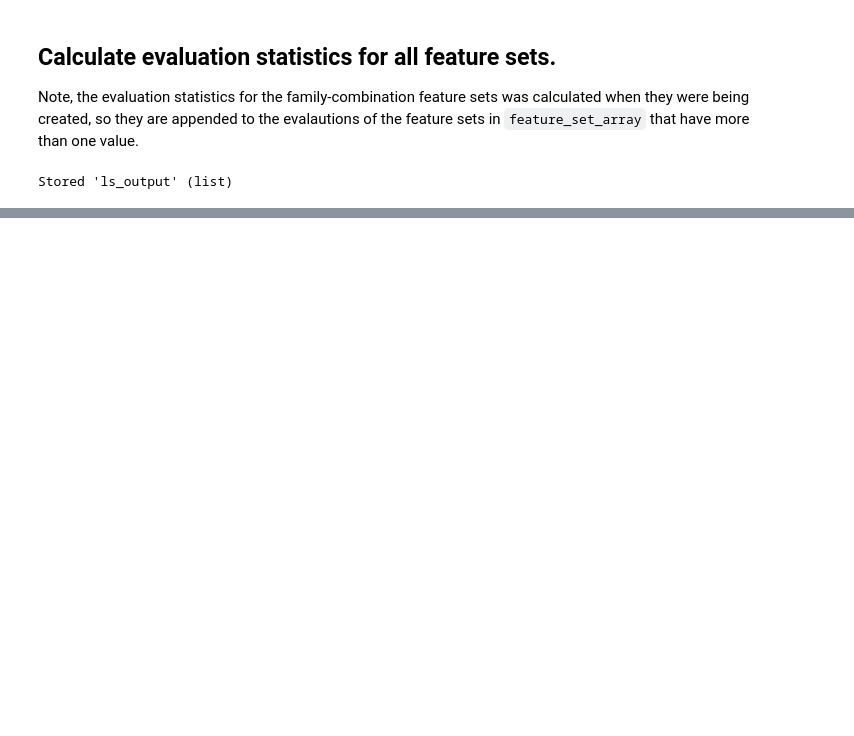
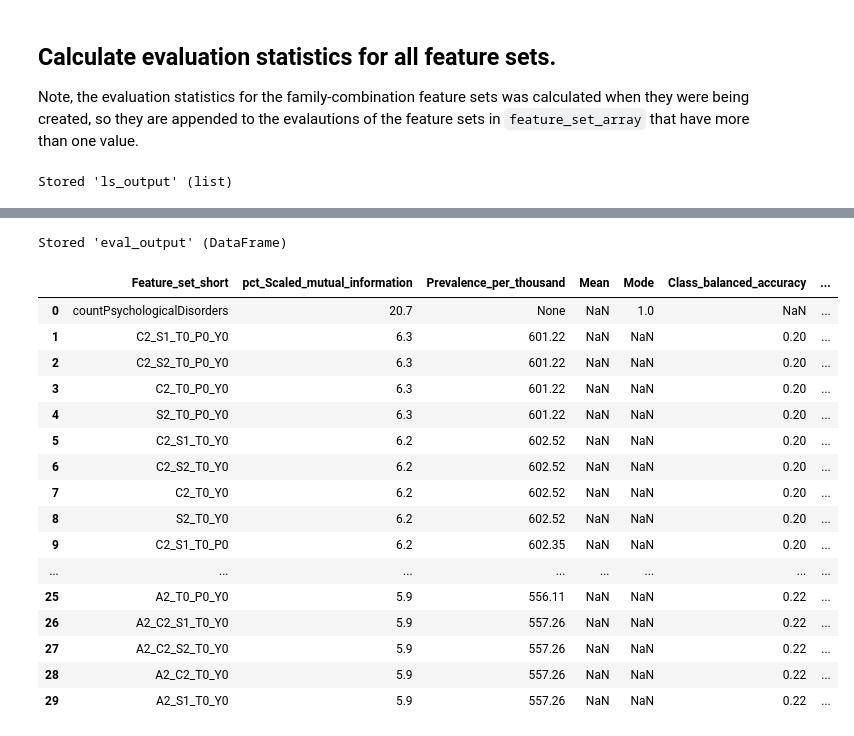
Before and after one commit to ConnectedBradford/c-mcinerney-workspace, a Jupyter notebook: UNSEEN_evaluate_feature_sets.ipynb, the cells around one changed output, grey strips where cells are left out. Saved outputs shown, nothing was run; the diff lists cells and outputs as text; code cells hidden in the pictures; blank space fills up the shorter version.

```diff
--- a/UNSEEN_evaluate_feature_sets.ipynb
+++ b/UNSEEN_evaluate_feature_sets.ipynb
@@ -124,0 +91,37 @@ Stored 'eval_output' (DataFrame)
+# %%
+eval_output = \
+    pandas.DataFrame(ls_output,
+                     columns = ['Feature_set', 'Data_type', 'Scaled_mutual_information',
+                                'Prevalence_per_thousand', 'Mean', 'Mode', 'Class_balanced_accuracy',
+                                'Odds_ratio', 'ppv', 'npv', 'tn', 'fn', 'fp', 'tp'])
+
+eval_output.insert(1, "Feature_set_short", [re.sub(r'_$','', re.sub(r'[ACSTKPRY](x_|x)','', i_fs) ) for i_fs in eval_output.Feature_set])
+eval_output.sort_values(by=['Scaled_mutual_information', 'Feature_set_short'], ascending = [False, True], inplace = True)
+eval_output.reset_index(drop=True, inplace = True)
+# Store and save output table.
+%store eval_output
+eval_output.to_csv('eval_output.csv', index=False)
+
+
+eval_output.insert(4, "pct_Scaled_mutual_information", round( eval_output.Scaled_mutual_information * 100, 1))
+pandas.set_option('display.max_rows', 30)
+display(eval_output.iloc[0:30, ~eval_output.columns.isin(['Feature_set', 'Data_type', 'Scaled_mutual_information']) ] )
+# %% [output]
+Stored 'eval_output' (DataFrame)
+|  | Feature_set_short | pct_Scaled_mutual_information | Prevalence_per_thousand | Mean | Mode | Class_balanced_accuracy | ... |
+| 0 | countPsychologicalDisorders | 20.7 | None | NaN | 1.0 | NaN | ... |
+| 1 | C2_S1_T0_P0_Y0 | 6.3 | 601.22 | NaN | NaN | 0.20 | ... |
+| 2 | C2_S2_T0_P0_Y0 | 6.3 | 601.22 | NaN | NaN | 0.20 | ... |
+| 3 | C2_T0_P0_Y0 | 6.3 | 601.22 | NaN | NaN | 0.20 | ... |
+| 4 | S2_T0_P0_Y0 | 6.3 | 601.22 | NaN | NaN | 0.20 | ... |
+| 5 | C2_S1_T0_Y0 | 6.2 | 602.52 | NaN | NaN | 0.20 | ... |
+| 6 | C2_S2_T0_Y0 | 6.2 | 602.52 | NaN | NaN | 0.20 | ... |
+| 7 | C2_T0_Y0 | 6.2 | 602.52 | NaN | NaN | 0.20 | ... |
+| 8 | S2_T0_Y0 | 6.2 | 602.52 | NaN | NaN | 0.20 | ... |
+| 9 | C2_S1_T0_P0 | 6.2 | 602.35 | NaN | NaN | 0.20 | ... |
+| ... | ... | ... | ... | ... | ... | ... | ... |
+| 25 | A2_T0_P0_Y0 | 5.9 | 556.11 | NaN | NaN | 0.22 | ... |
+| 26 | A2_C2_S1_T0_Y0 | 5.9 | 557.26 | NaN | NaN | 0.22 | ... |
+| 27 | A2_C2_S2_T0_Y0 | 5.9 | 557.26 | NaN | NaN | 0.22 | ... |
+| 28 | A2_C2_T0_Y0 | 5.9 | 557.26 | NaN | NaN | 0.22 | ... |
+| 29 | A2_S1_T0_Y0 | 5.9 | 557.26 | NaN | NaN | 0.22 | ... |
```
Also changed, not shown: parts of 4 cells of this notebook, 3 other files.
